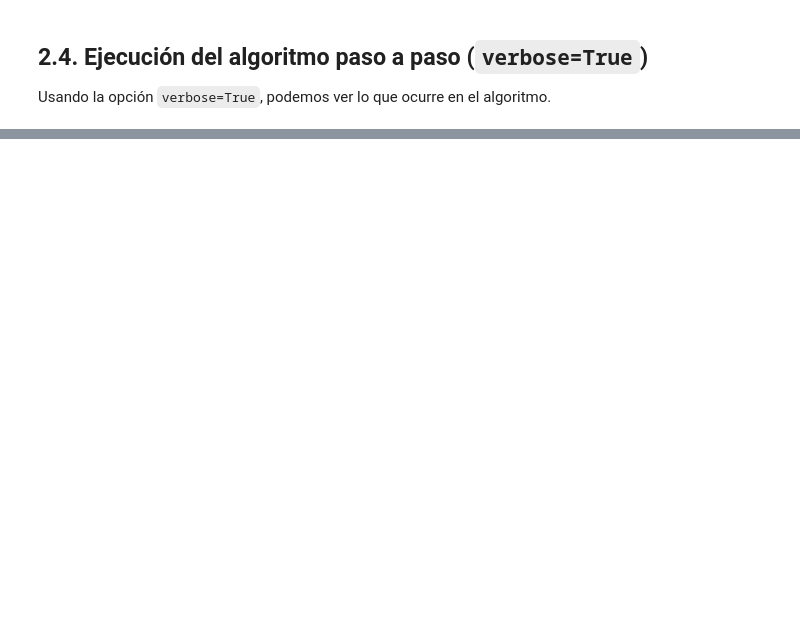
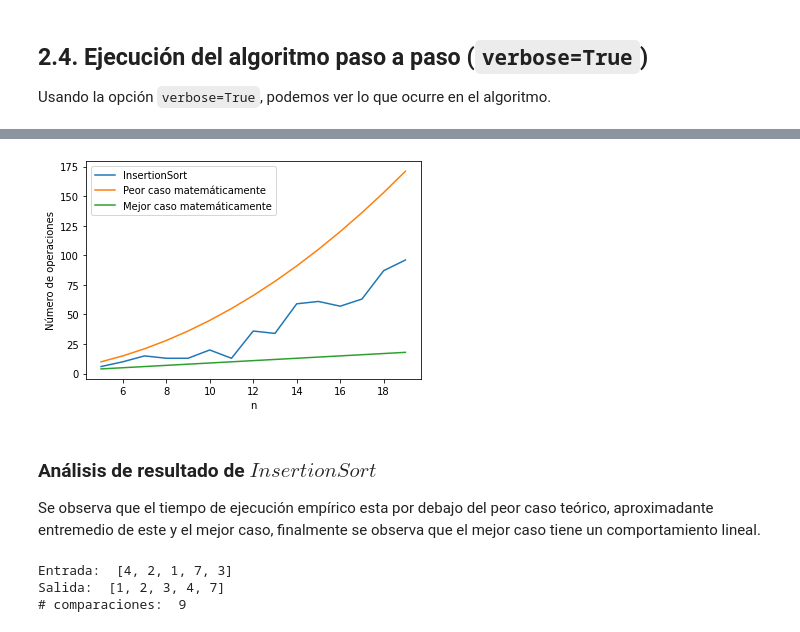
Before and after one commit to LuisCastroV/ADA-Informes, a Jupyter notebook: Informe_InsertionSort.ipynb, the cells around one changed output, grey strips where cells are left out. Drawn from its saved outputs; the diff is of its cells as text; code cells hidden in the pictures; blank space fills up the shorter version.

```diff
--- a/Informe_InsertionSort.ipynb
+++ b/Informe_InsertionSort.ipynb
@@ -212,0 +224,76 @@ Finalmente, como la propiedad de bucle invariante es verdadera al incio del bucl
+# %%
+import matplotlib.pyplot as plt
+
+x=[n for n in range(5,20)]
+y1=[n*(n-1)/2 for n in range(5,20)] #Peor
+y2=[n-1 for n in range(5,20)] #Mejor
+y=[];
+
+for n in range(5,20):
+  a = random.sample(range(1, 100), n)
+  a,counter = InsertionSort(a)
+  y.append(counter)
+
+plt.plot(x,y)
+plt.plot(x,y1)
+plt.plot(x,y2)
+plt.legend(["InsertionSort", "Peor caso matemáticamente", "Mejor caso matemáticamente"])
+
+plt.xlabel('n')
+plt.ylabel('Número de operaciones')
+plt.show()
+# %% [output]
+[figure, added]
+# %% [markdown]
+### Análisis de resultado de $InsertionSort$
+
+Se observa que el tiempo de ejecución empírico esta por debajo del peor caso teórico, aproximadante entremedio de este y el mejor caso, finalmente se observa que el mejor caso tiene un comportamiento lineal.
+# %%
+import random
+from termcolor import colored
+import copy
+
+def bubble_sort(a, verbose=False):
+    n = len(a)
+    T = 0 #contador de comparaciones
+
+    if verbose == True: print("input array:",a)
+
+    for i in range(1,n+1):
+        if verbose == True: print("\nPasada",i)
+        # Flag que indica si el arreglo ya se encuentra ordenado
+        already_sorted = True
+
+        # Se recorre el arreglo
+        for j in range(n - i):
+            T +=1
+            if a[j] > a[j + 1]:
+                # Si el elemento es mayor al siguiente se intercambia
+                a[j], a[j + 1] = a[j + 1], a[j]
+                if verbose == True:
+                  print(str(a[:j])[1:-1],",",colored(f"{str(a[j:j+2])[1:-1]}","red"),",",str(a[j+2:])[1:-1])
+
+                already_sorted = False
+
+        if already_sorted == False and verbose == True:
+           print("\nAl finalizar pasada:")
+           print(str(a[:n-i])[1:-1],",",colored(f"{str(a[n-i:])[1:-1]}","blue"))
+
+        if already_sorted:
+            if verbose == True: print("is sorted!")
+            break
+
+    if verbose == True: print("\noutput array:",a)
+
+    return a, T
+
+# Ejemplo
+A = [4,2,1,7,3]
+print("Entrada: ",A)
+A, counter = bubble_sort(A)
+print("Salida: ",A)
+print("# comparaciones: ", counter)
+# %% [output]
+Entrada:  [4, 2, 1, 7, 3]
+Salida:  [1, 2, 3, 4, 7]
+# comparaciones:  9
```
Also changed, not shown: parts of 11 cells of this notebook.
